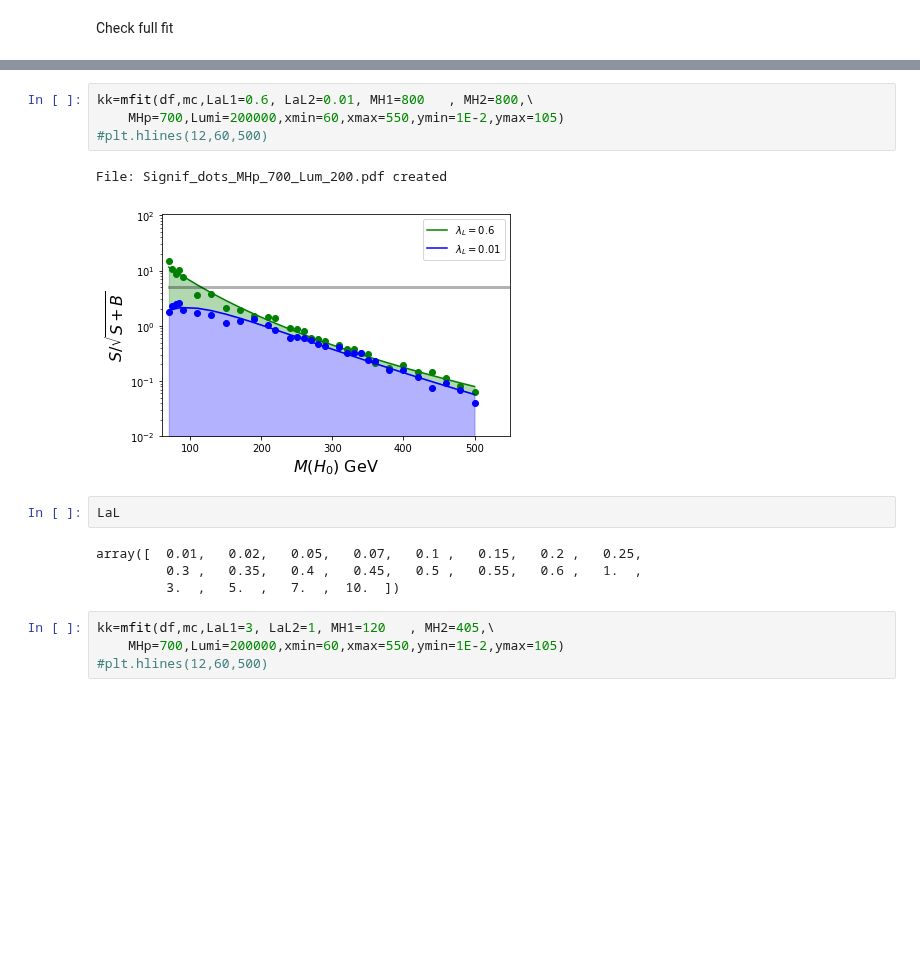
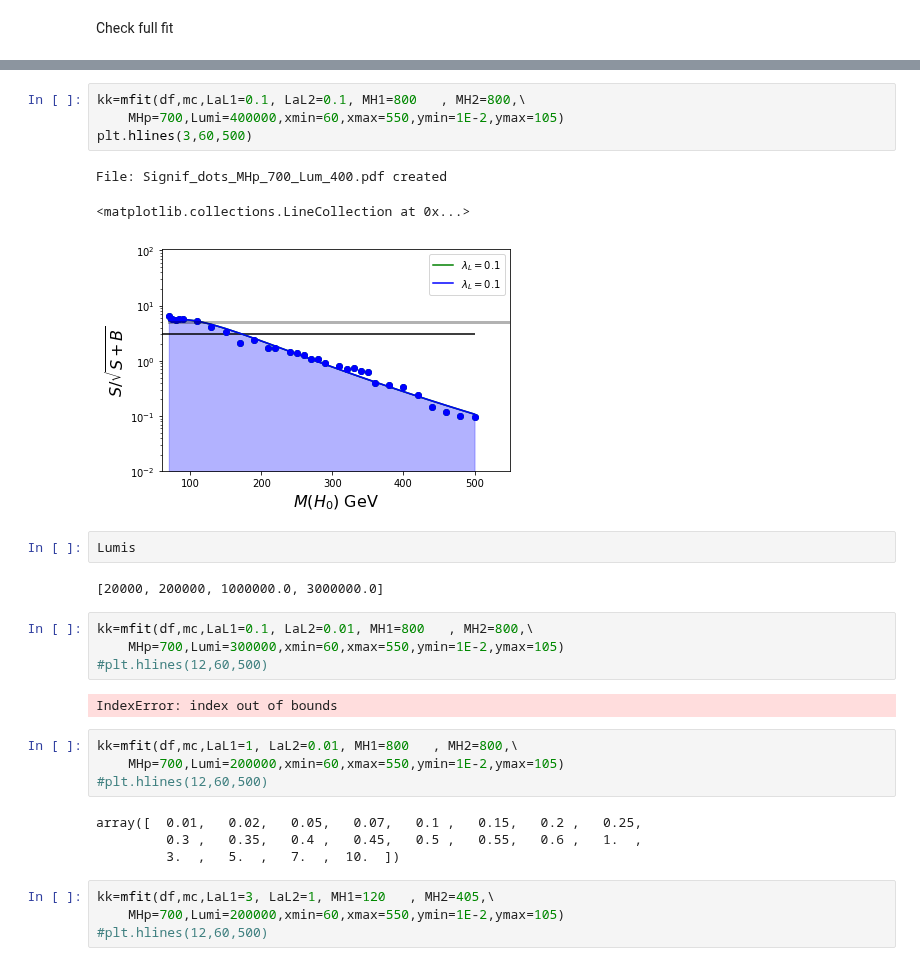
Before and after one commit to restrepo/VBF_IDM, a Jupyter notebook: Sensitivity_manual_contour.ipynb, the cells around one changed output, grey strips where cells are left out. Saved outputs shown, nothing was run; the diff lists cells and outputs as text; blank space fills up the shorter version.

```diff
--- a/Sensitivity_manual_contour.ipynb
+++ b/Sensitivity_manual_contour.ipynb
@@ -151,16 +166,29 @@ Check full fit
+# %%
+kk=mfit(df,mc,LaL1=0.1, LaL2=0.1, MH1=800   , MH2=800,\
+    MHp=700,Lumi=400000,xmin=60,xmax=550,ymin=1E-2,ymax=105)
+plt.hlines(3,60,500)
+# %% [output]
+File: Signif_dots_MHp_700_Lum_400.pdf created
+<matplotlib.collections.LineCollection at 0x...>
+[figure, added]
+# %%
+Lumis
+# %% [output]
+[20000, 200000, 1000000.0, 3000000.0]
+# %%
+kk=mfit(df,mc,LaL1=0.1, LaL2=0.01, MH1=800   , MH2=800,\
+    MHp=700,Lumi=300000,xmin=60,xmax=550,ymin=1E-2,ymax=105)
+#plt.hlines(12,60,500)
+# %% [output]
+IndexError: index out of bounds
 # %%
-kk=mfit(df,mc,LaL1=0.6, LaL2=0.01, MH1=800   , MH2=800,\
+kk=mfit(df,mc,LaL1=1, LaL2=0.01, MH1=800   , MH2=800,\
     MHp=700,Lumi=200000,xmin=60,xmax=550,ymin=1E-2,ymax=105)
 #plt.hlines(12,60,500)
 # %% [output]
-File: Signif_dots_MHp_700_Lum_200.pdf created
+array([  0.01,   0.02,   0.05,   0.07,   0.1 ,   0.15,   0.2 ,   0.25,
+         0.3 ,   0.35,   0.4 ,   0.45,   0.5 ,   0.55,   0.6 ,   1.  ,
+         3.  ,   5.  ,   7.  ,  10.  ])
-[figure, removed]
-# %%
-LaL
-# %% [output]
-array([  0.01,   0.02,   0.05,   0.07,   0.1 ,   0.15,   0.2 ,   0.25,
-         0.3 ,   0.35,   0.4 ,   0.45,   0.5 ,   0.55,   0.6 ,   1.  ,
-         3.  ,   5.  ,   7.  ,  10.  ])
 # %%
 kk=mfit(df,mc,LaL1=3, LaL2=1, MH1=120   , MH2=405,\
     MHp=700,Lumi=200000,xmin=60,xmax=550,ymin=1E-2,ymax=105)
```
Also changed, not shown: parts of 3 cells of this notebook, 3 other files.
